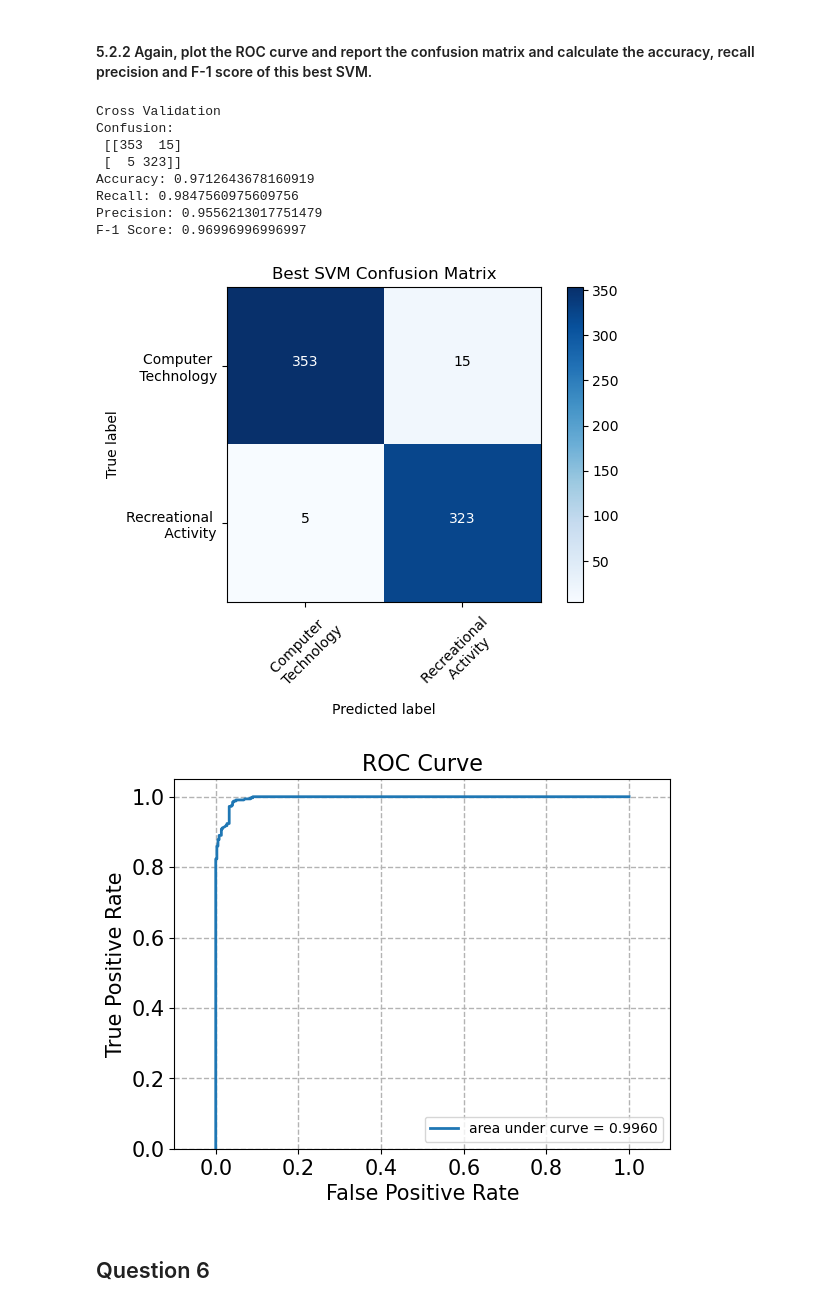
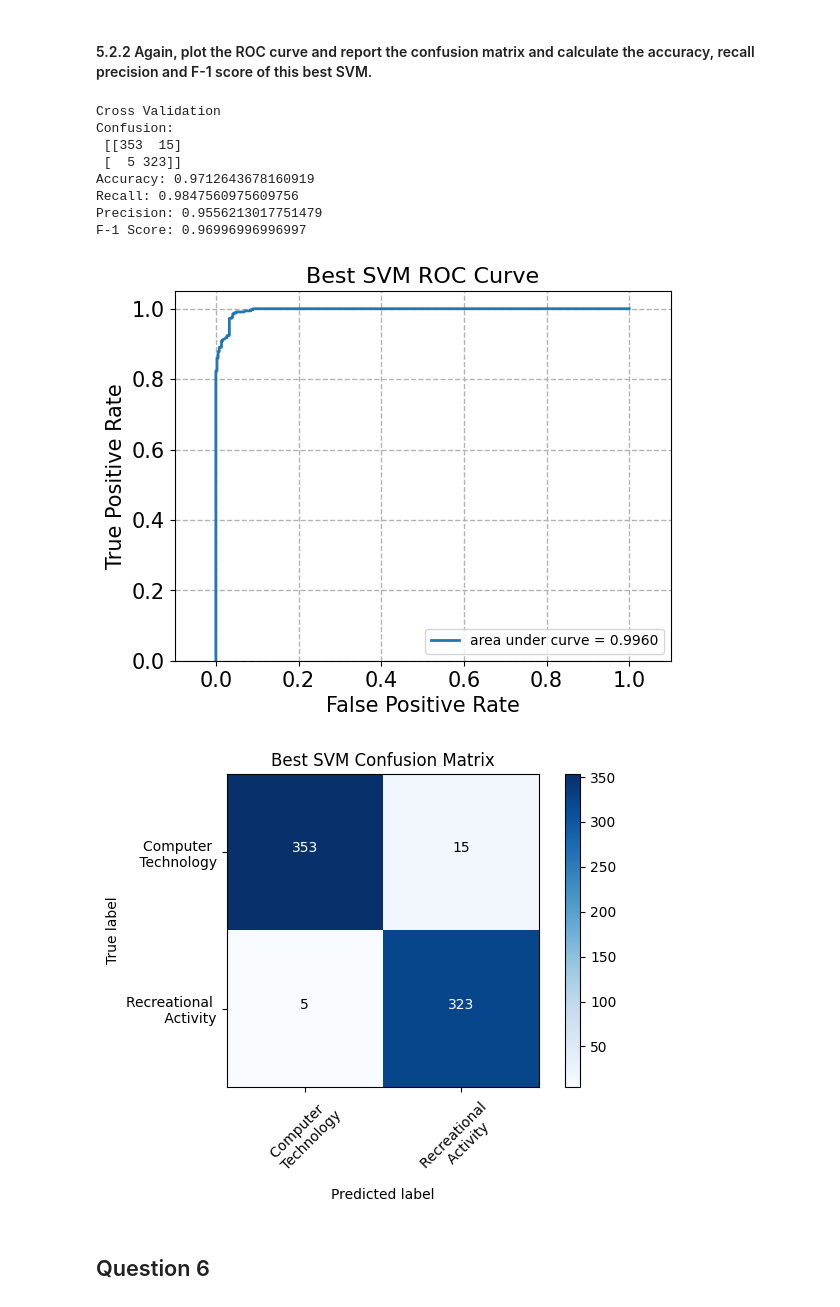
Before and after one commit to shairaalam19/ece219-winter2024, a Jupyter notebook: Project 1/Project1.ipynb, the cells around one changed output. Saved outputs shown, nothing was run; the diff lists cells and outputs as text; code cells hidden in the pictures.

```diff
--- a/Project 1/Project1.ipynb
+++ b/Project 1/Project1.ipynb
@@ -522,35 +524,37 @@ print(best_gamma)
 # %% [markdown]
 #### 5.2.2 Again, plot the ROC curve and report the confusion matrix and calculate the accuracy, recall precision and F-1 score of this best SVM.
 # %%
+# Setup SVM for best SVM
 best_svm = SVC(kernel='linear', C=best_gamma)
-
 best_svm = best_svm.fit(X_train_lsi, Y_train)
-
 Y_test_pred_best = best_svm.predict(X_test_lsi)
 
 print("Cross Validation")
 
+# ROC Curve
+fit_predict_and_plot_roc(best_svm, X_train_lsi, Y_train, X_test_lsi, Y_test, "Best SVM ROC Curve")
+
+# Confusion Matrix
 print('Confusion:\n', confusion_matrix(Y_test, Y_test_pred_best))
 best_cm = confusion_matrix(Y_test, Y_test_pred_best)
 plt.figure(); plot_confusion_matrix(best_cm, classes=class_names, title='Best SVM Confusion Matrix')
 
+# Statistics
 print('Accuracy:', accuracy_score(Y_test, Y_test_pred_best))
 print('Recall:', recall_score(Y_test, Y_test_pred_best))
 print('Precision:', precision_score(Y_test, Y_test_pred_best))
 print('F-1 Score:', f1_score(Y_test, Y_test_pred_best))
-
-fit_predict_and_plot_roc(best_svm, X_train_lsi, Y_train, X_test_lsi, Y_test)
 # %% [output]
 Cross Validation
 Confusion:
  [[353  15]
  [  5 323]]
 Accuracy: 0.9712643678160919
 Recall: 0.9847560975609756
 Precision: 0.9556213017751479
 F-1 Score: 0.96996996996997
-[figure, old version]
+[figure, new version]
-[figure, old version]
+[figure, new version]
 # %% [markdown]
 ## Question 6
 # %% [markdown]
```
Also changed, not shown: parts of 12 cells of this notebook.
